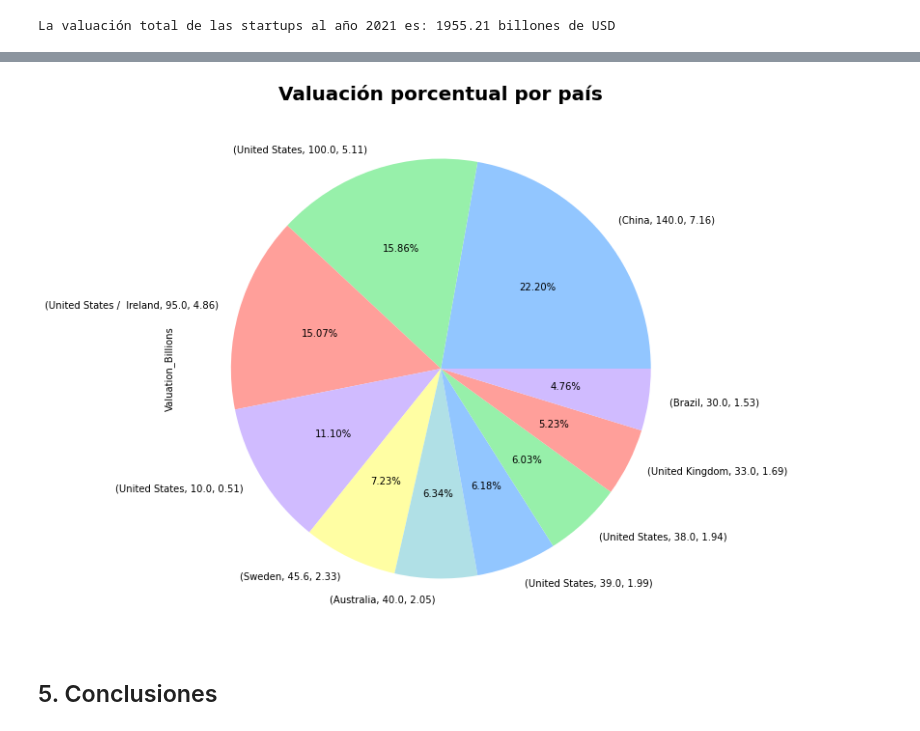
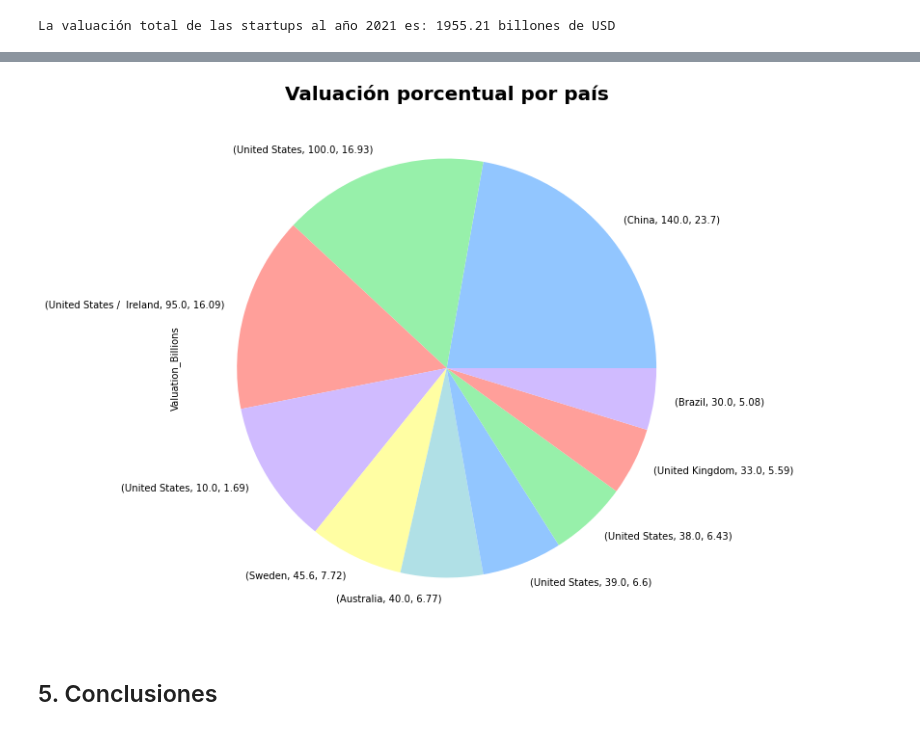
Before and after one commit to Franblar/Proyecto-Final---Startups, a Jupyter notebook: Análisis de datos - Startups.ipynb, the cells around one changed output, grey strips where cells are left out. Saved outputs shown, nothing was run; the diff lists cells and outputs as text; code cells hidden in the pictures.

```diff
--- a/Análisis de datos - Startups.ipynb
+++ b/Análisis de datos - Startups.ipynb
@@ -293,3 +293,7 @@ total_valuation =  clean_df['Valuation_Billions'].sum()
 print(f"La valuación total de las startups al año 2021 es: {total_valuation} billones de USD")
 # %% [output]
 La valuación total de las startups al año 2021 es: 1955.21 billones de USD
+# %%
+top_valuation =  clean_df['Valuation_Billions'].head(10).sum()
+
+print(f"La valuación del top 10 startups  al año 2021 es: {top_valuation} billones de USD")
@@ -296,5 +302,5 @@ La valuación total de las startups al año 2021 es: 1955.21 billones de USD
 # %%
-clean_df['Valuation_Percentage'] = round((clean_df['Valuation_Billions']/total_valuation)*100,2)
+clean_df['Valuation_Percentage'] = round((clean_df['Valuation_Billions']/top_valuation)*100,2)
 
 
 #clean_df.head(10)
@@ -301,15 +324,11 @@ clean_df['Valuation_Percentage'] = round((clean_df['Valuation_Billions']/total_v
 # %%
-total_percentage = clean_df.groupby(['Country', 'Valuation_Billions', 'Valuation_Percentage'])['Valuation_Billions'].sum().sort_values(ascending = False).head(10)
-
-#total_percentage
-
-total_percentage_plot = total_percentage.plot.pie(x='Total_Valuation', y='Countries',figsize=(10,10), autopct = '%.2f%%'); #no puedo hacer explode acá
+total_percentage_plot = total_percentage.plot.pie(x='Total_Valuation', y='Countries',figsize=(10,10)); #no puedo hacer explode acá
 
 plt.title('Valuación porcentual por país', fontdict = {'fontsize':20, 'fontweight':'bold'});
 
 #acá faltaría modificar ejes, y valores de cada proporcion
 # %% [output]
-[figure, old version]
+[figure, new version]
 # %%
 #conclusion: lo que encontramos
 # %% [markdown]
```
Also changed, not shown: parts of 2 cells of this notebook.
